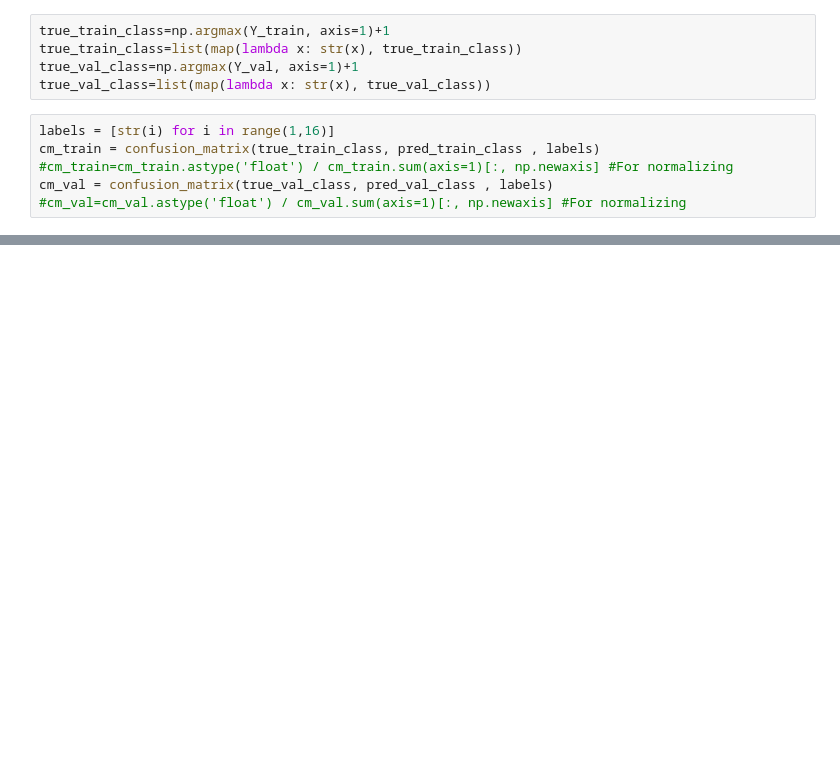
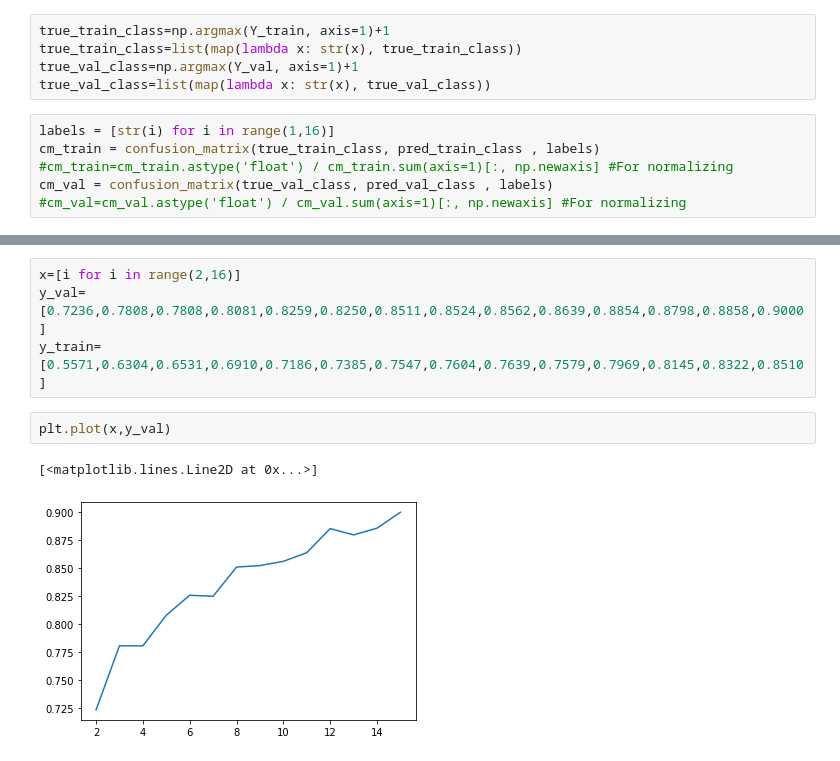
Before and after one commit to ncsa/CPRHD_WNV_GI, a Jupyter notebook: CDC Challenge_model.ipynb, the cells around one changed output, grey strips where cells are left out. Drawn from its saved outputs; the diff is of its cells as text; blank space fills up the shorter version.

```diff
--- a/CDC Challenge_model.ipynb
+++ b/CDC Challenge_model.ipynb
@@ -255,0 +343,9 @@ print(metrics.classification_report(true_val_class, pred_val_class))
+# %%
+x=[i for i in range(2,16)]
+y_val=[0.7236,0.7808,0.7808,0.8081,0.8259,0.8250,0.8511,0.8524,0.8562,0.8639,0.8854,0.8798,0.8858,0.9000]
+y_train=[0.5571,0.6304,0.6531,0.6910,0.7186,0.7385,0.7547,0.7604,0.7639,0.7579,0.7969,0.8145,0.8322,0.8510]
+# %%
+plt.plot(x,y_val)
+# %% [output]
+[<matplotlib.lines.Line2D at 0x...>]
+[figure, added]
```
Also changed, not shown: parts of 16 cells of this notebook, 1 other file.
